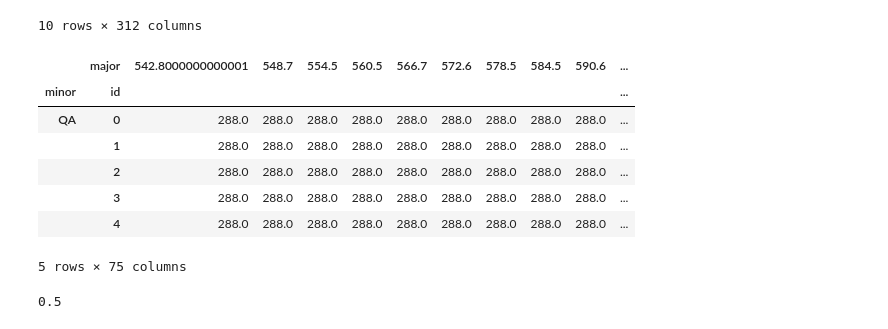
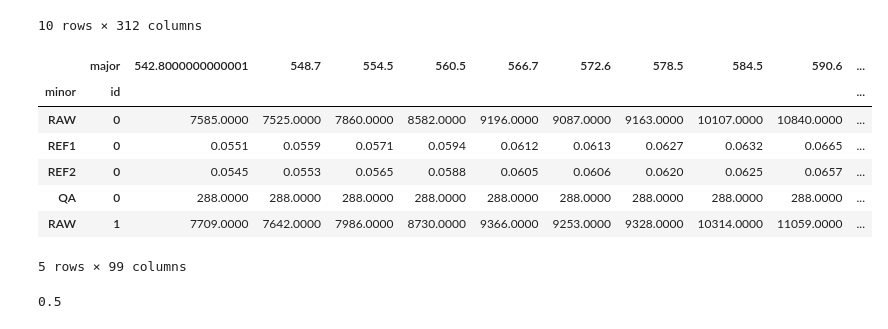
Before and after one commit to jlaura/PyHAT, a Jupyter notebook: notebooks/SP Example.ipynb, the cells around one changed output. Cells and saved outputs as stored; diff of their text form; code cells hidden in the pictures.

```diff
--- a/notebooks/SP Example.ipynb
+++ b/notebooks/SP Example.ipynb
@@ -17,7 +16,7 @@ figsize(20,10)
 # %% [markdown]
 # Open a spectral profiler and load it into a Spectra object
 # %%
-s = Spectra.from_spectral_profiler(get_path('SP_2C_02_02358_S138_E3586.spc'))
+s = Spectra.from_spectral_profiler(('/usgs/shareall/arsanders/PySAT/libpysat/examples/SpectralProfiler/SP_2C_02_02358_S138_E3586.spc'))
 s.head(10)
 # %% [output]
 |  |  | 512.6 | 518.4 | 524.7 | 530.4 | 536.5 | 542.8000000000001 | 548.7 | 554.5 | 560.5 | ... |
@@ -79,16 +78,16 @@ s.loc['RAW'].head(10)
 10 rows × 312 columns
 # %%
 # Searches the "s" object for observation id's 5-100 that are labeled "raw"
-s.get['QA', :, 540:1000].head()
+s.get[:, :, 540:1200].head()
 # %% [output]
 |  | major | 542.8000000000001 | 548.7 | 554.5 | 560.5 | 566.7 | 572.6 | 578.5 | 584.5 | 590.6 | ... |
 | minor | id |  |  |  |  |  |  |  |  |  | ... |
-| QA | 0 | 288.0 | 288.0 | 288.0 | 288.0 | 288.0 | 288.0 | 288.0 | 288.0 | 288.0 | ... |
-|  | 1 | 288.0 | 288.0 | 288.0 | 288.0 | 288.0 | 288.0 | 288.0 | 288.0 | 288.0 | ... |
-|  | 2 | 288.0 | 288.0 | 288.0 | 288.0 | 288.0 | 288.0 | 288.0 | 288.0 | 288.0 | ... |
-|  | 3 | 288.0 | 288.0 | 288.0 | 288.0 | 288.0 | 288.0 | 288.0 | 288.0 | 288.0 | ... |
-|  | 4 | 288.0 | 288.0 | 288.0 | 288.0 | 288.0 | 288.0 | 288.0 | 288.0 | 288.0 | ... |
+| RAW | 0 | 7585.0000 | 7525.0000 | 7860.0000 | 8582.0000 | 9196.0000 | 9087.0000 | 9163.0000 | 10107.0000 | 10840.0000 | ... |
+| REF1 | 0 | 0.0551 | 0.0559 | 0.0571 | 0.0594 | 0.0612 | 0.0613 | 0.0627 | 0.0632 | 0.0665 | ... |
+| REF2 | 0 | 0.0545 | 0.0553 | 0.0565 | 0.0588 | 0.0605 | 0.0606 | 0.0620 | 0.0625 | 0.0657 | ... |
+| QA | 0 | 288.0000 | 288.0000 | 288.0000 | 288.0000 | 288.0000 | 288.0000 | 288.0000 | 288.0000 | 288.0000 | ... |
+| RAW | 1 | 7709.0000 | 7642.0000 | 7986.0000 | 8730.0000 | 9366.0000 | 9253.0000 | 9328.0000 | 10314.0000 | 11059.0000 | ... |
-5 rows × 75 columns
+5 rows × 99 columns
 # %%
 s.tolerance
 # %% [output]
```
Also changed, not shown: parts of 6 cells of this notebook, 3 other files.
